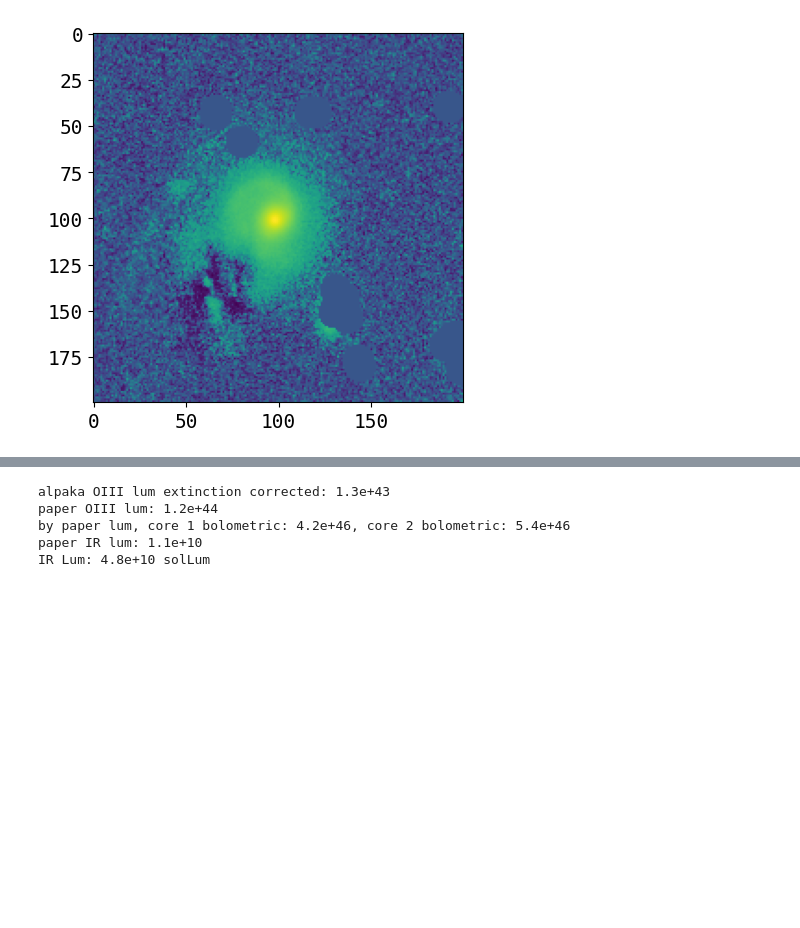
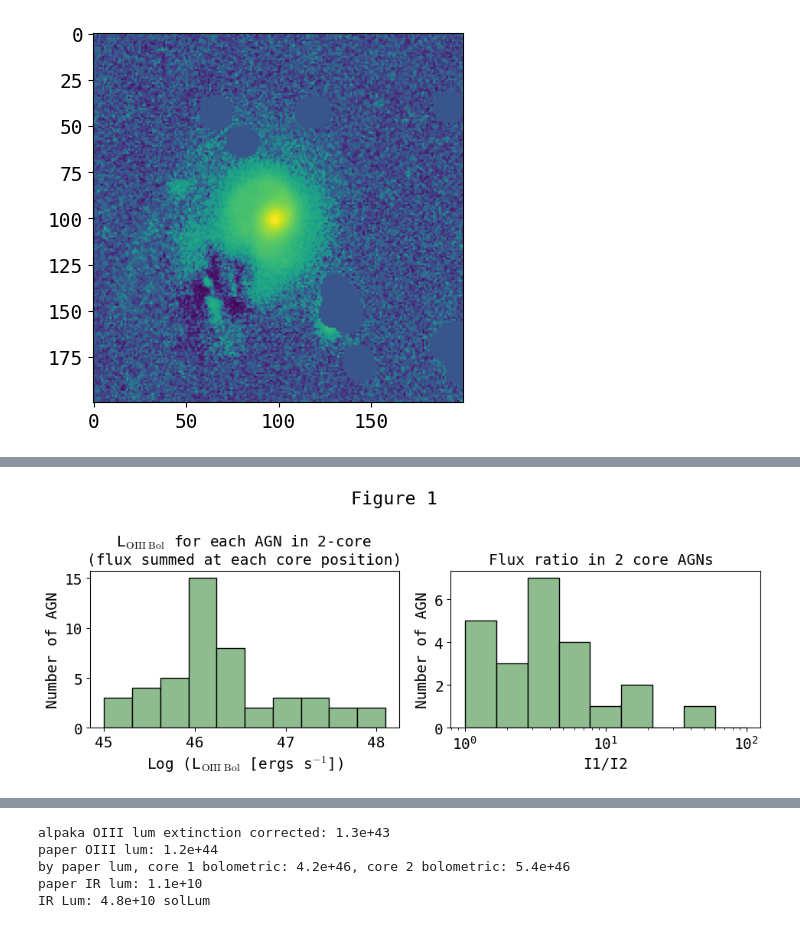
Before and after one commit to insepien/dualAGN, a Jupyter notebook: scrap_notebooks/checkFit.ipynb, the cells around one changed output, grey strips where cells are left out. Drawn from its saved outputs; the diff is of its cells as text; code cells hidden in the pictures; blank space fills up the shorter version.

```diff
--- a/scrap_notebooks/checkFit.ipynb
+++ b/scrap_notebooks/checkFit.ipynb
@@ -854,3 +891,24 @@ def get_magnitudes(row):
+# %%
+
+def plot_Lbol(df):
+    Lbol_2core = list(np.concatenate([df['OIII_BOL_1'],df['OIII_BOL_2']]))
+    fig,ax = plt.subplots(1,2,figsize=(10,4))
+    ax[0].hist(np.log10(Lbol_2core), bins=np.linspace(45,48.1,11),edgecolor="black",color="darkseagreen")
+    ax[0].set_xlabel("Log (L$_{\mathrm{OIII \ Bol}}$ [ergs s$^{-1}$])")
+    ax[0].set_ylabel("Number of AGN")
+    ax[0].set_title("L$_{\mathrm{OIII \ Bol}}$ for each AGN in 2-core \n(flux summed at each core position)")
+
+    ax[1].hist([x if x>1 else 1/x for x in df['I1/I2'] ],edgecolor="black",color="darkseagreen",bins=np.logspace(0,2,10))
+    ax[1].set_title("Flux ratio in 2 core AGNs ")
+    ax[1].set_xlabel("I1/I2")
+    ax[1].set_ylabel("Number of AGN")
+    ax[1].set_xscale('log')
+    fig.suptitle('Figure 1')
+    fig.tight_layout()
+
+plot_Lbol(df2)
+# %% [output]
+[figure, added]
 # %%
 # load all sample df and get OIII lum
 df_all = pd.read_pickle(os.path.expanduser("/home/insepien/research-data/all_result.pkl"))
```
Also changed, not shown: parts of 3 cells of this notebook, 1 other file.
